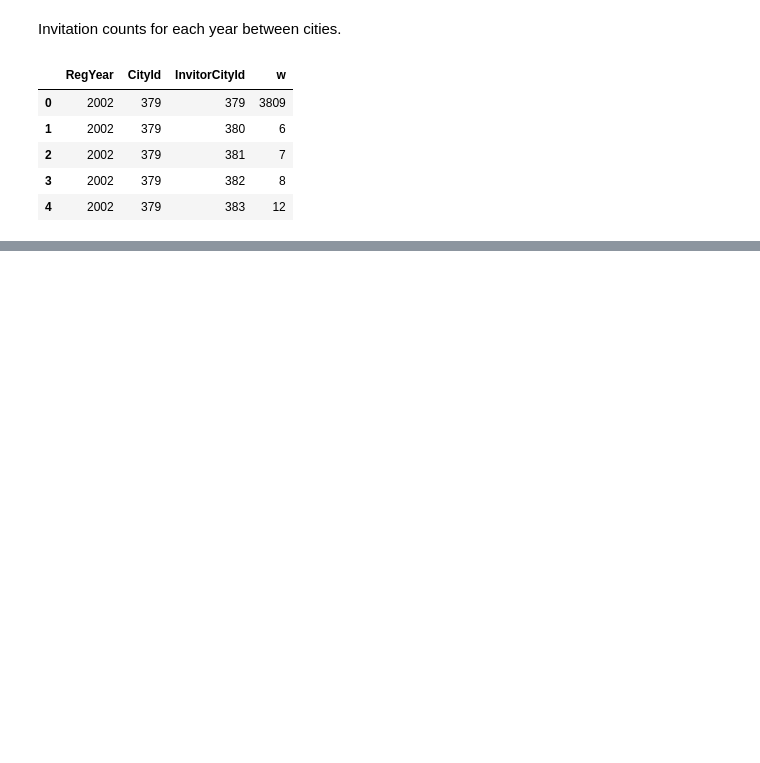
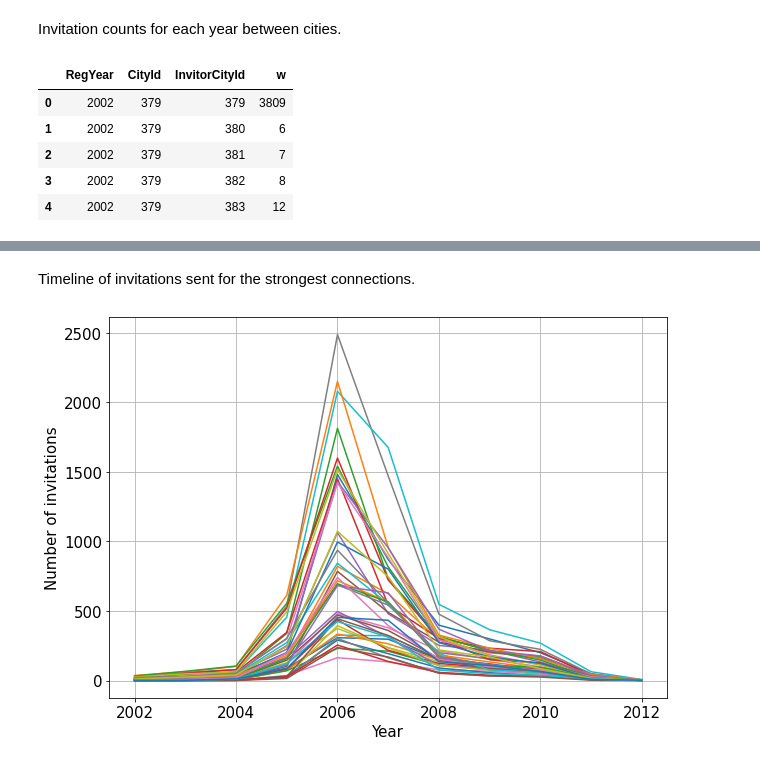
Before and after one commit to yasamanasgarii/wwcs-2022-memory-of-social-connections, a Jupyter notebook: social_network/00_data_exploration.ipynb, the cells around one changed output, grey strips where cells are left out. Drawn from its saved outputs; the diff is of its cells as text; code cells hidden in the pictures; blank space fills up the shorter version.

```diff
--- a/social_network/00_data_exploration.ipynb
+++ b/social_network/00_data_exploration.ipynb
@@ -161,0 +201,10 @@ invitations_iwiw[invitations_iwiw["RegYear"]==2006][mask1&mask2]\
+# %% [markdown]
+Timeline of invitations sent for the strongest connections.
+# %%
+invitation_timelines[invitation_timelines["total"]>500].drop(columns=["total"]).T.plot(legend=False)
+plt.xlabel("Year")
+plt.ylabel("Number of invitations")
+plt.grid()
+plt.show()
+# %% [output]
+[figure, added]
```
Also changed, not shown: parts of 9 cells of this notebook.
